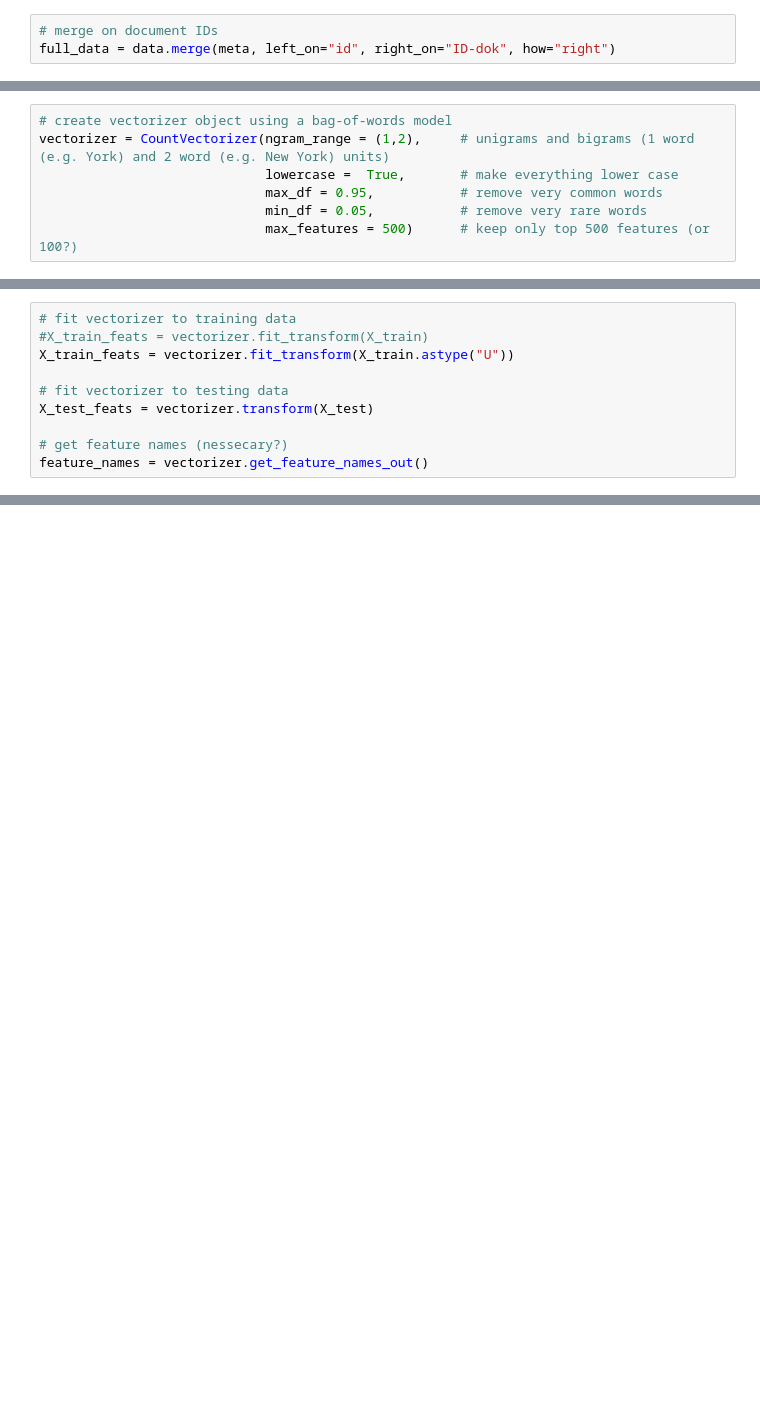
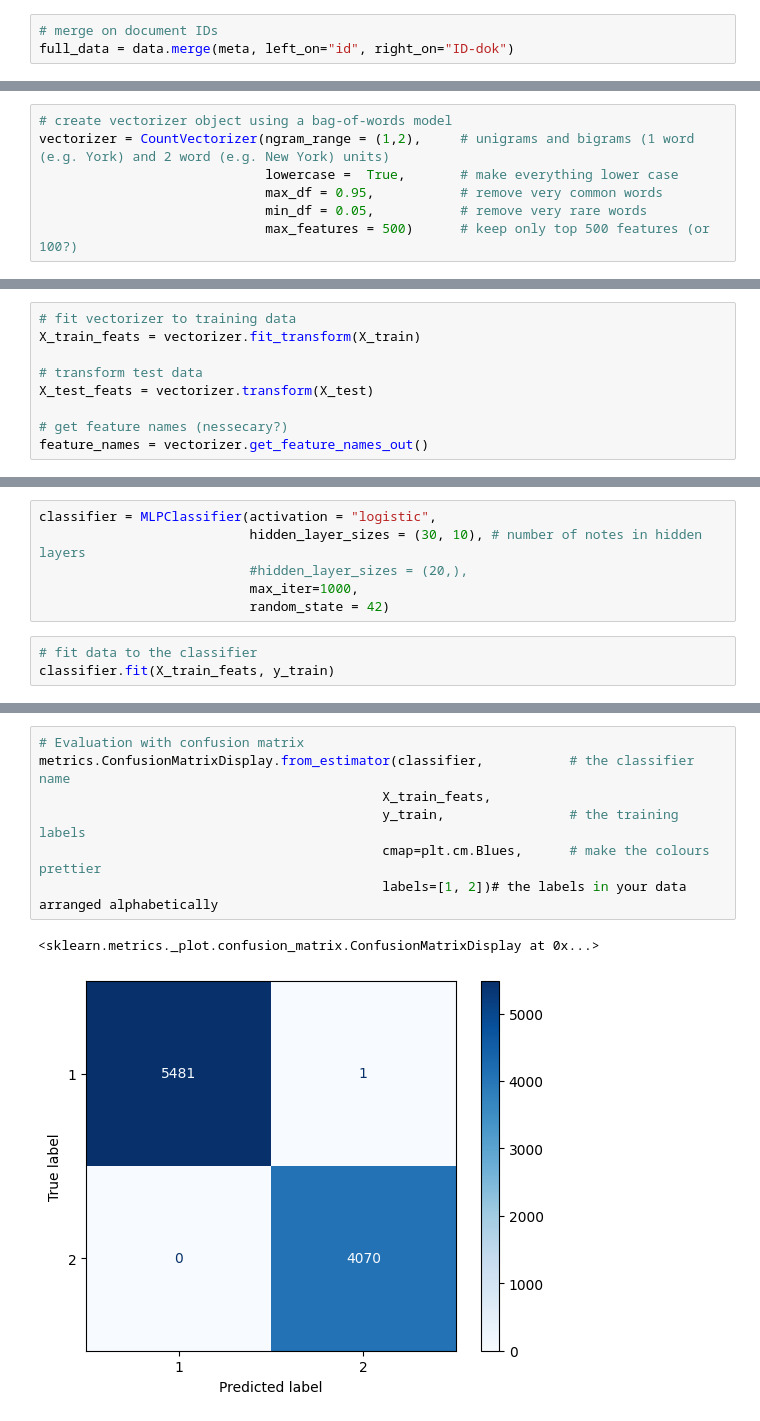
Before and after one commit to Emma-Marie/assignment-5_lang_self-assigned_Emma-Marie, a Jupyter notebook: src/sermons_clf.ipynb, the cells around one changed output, grey strips where cells are left out. Cells and saved outputs as stored; diff of their text form; blank space fills up the shorter version.

```diff
--- a/src/sermons_clf.ipynb
+++ b/src/sermons_clf.ipynb
@@ -29,4 +29,4 @@ data = pd.read_csv("../../../768706/data/content.dat", index_col=0)
 meta = pd.read_excel("../../../768706/metadata/Joined_Meta.xlsx")
 # %%
 # merge on document IDs
-full_data = data.merge(meta, left_on="id", right_on="ID-dok", how="right")
+full_data = data.merge(meta, left_on="id", right_on="ID-dok")
@@ -69,9 +70,8 @@ vectorizer = CountVectorizer(ngram_range = (1,2),     # unigrams and bigrams (1
 # %%
 # fit vectorizer to training data
-#X_train_feats = vectorizer.fit_transform(X_train)
-X_train_feats = vectorizer.fit_transform(X_train.astype("U"))
+X_train_feats = vectorizer.fit_transform(X_train)
 
-# fit vectorizer to testing data
+# transform test data
 X_test_feats = vectorizer.transform(X_test)
 
 # get feature names (nessecary?)
@@ -80,0 +79,9 @@ AttributeError: lower not found
+# %%
+classifier = MLPClassifier(activation = "logistic",
+                           hidden_layer_sizes = (30, 10), # number of notes in hidden layers
+                           #hidden_layer_sizes = (20,),
+                           max_iter=1000,
+                           random_state = 42)
+# %%
+# fit data to the classifier
+classifier.fit(X_train_feats, y_train)
@@ -80,0 +99,10 @@ AttributeError: lower not found
+# %%
+# Evaluation with confusion matrix
+metrics.ConfusionMatrixDisplay.from_estimator(classifier,           # the classifier name
+                                            X_train_feats,
+                                            y_train,                # the training labels
+                                            cmap=plt.cm.Blues,      # make the colours prettier
+                                            labels=[1, 2])# the labels in your data arranged alphabetically
+# %% [output]
+<sklearn.metrics._plot.confusion_matrix.ConfusionMatrixDisplay at 0x...>
+[figure, added]
```
Also changed, not shown: parts of 13 cells of this notebook.
